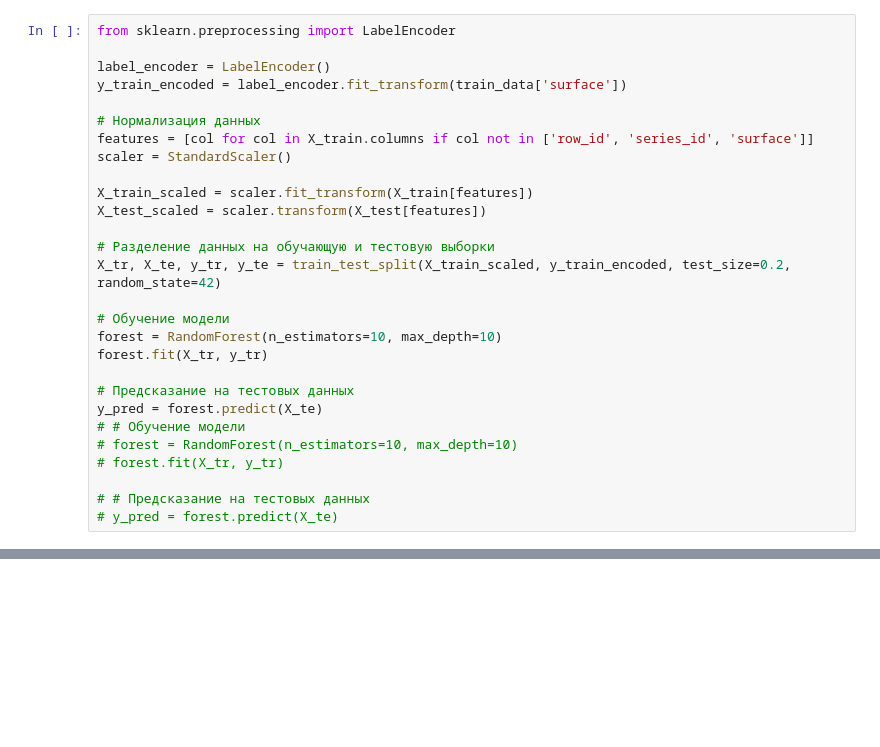
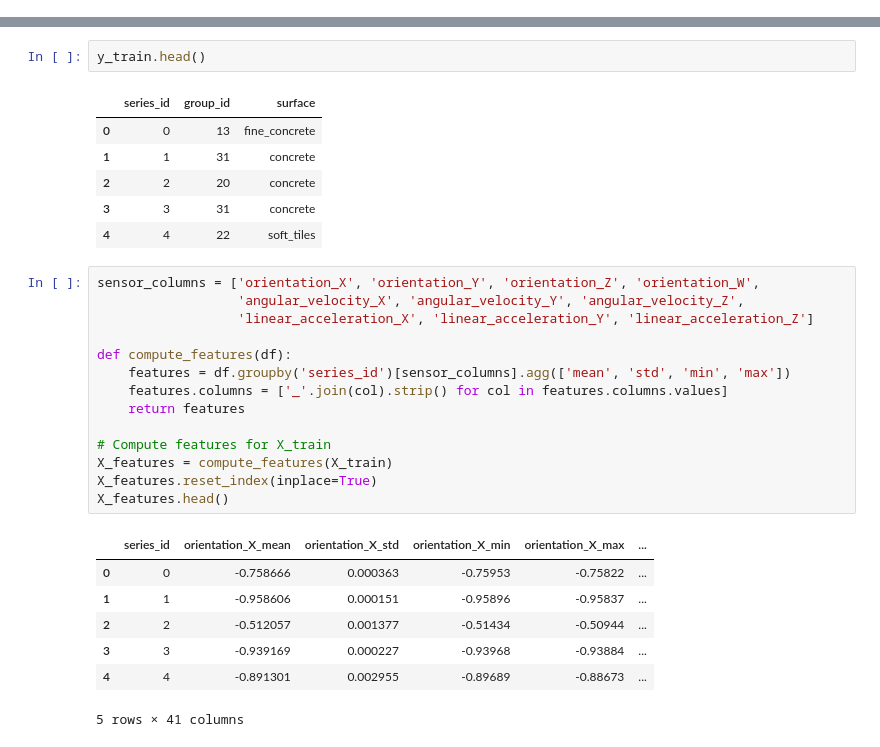
Before and after one commit to SappyJoy/ml-basics, a Jupyter notebook: lab-5/random_forest_lab_5.ipynb, the cells around one changed output, grey strips where cells are left out. Drawn from its saved outputs; the diff is of its cells as text; blank space fills up the shorter version.

```diff
--- a/lab-5/random_forest_lab_5.ipynb
+++ b/lab-5/random_forest_lab_5.ipynb
@@ -232,28 +0,0 @@ class RandomForest:
-# %%
-from sklearn.preprocessing import LabelEncoder
-
-label_encoder = LabelEncoder()
-y_train_encoded = label_encoder.fit_transform(train_data['surface'])
-
-# Нормализация данных
-features = [col for col in X_train.columns if col not in ['row_id', 'series_id', 'surface']]
-scaler = StandardScaler()
-
-X_train_scaled = scaler.fit_transform(X_train[features])
-X_test_scaled = scaler.transform(X_test[features])
-
-# Разделение данных на обучающую и тестовую выборки
-X_tr, X_te, y_tr, y_te = train_test_split(X_train_scaled, y_train_encoded, test_size=0.2, random_state=42)
-
-# Обучение модели
-forest = RandomForest(n_estimators=10, max_depth=10)
-forest.fit(X_tr, y_tr)
-
-# Предсказание на тестовых данных
-y_pred = forest.predict(X_te)
-# # Обучение модели
-# forest = RandomForest(n_estimators=10, max_depth=10)
-# forest.fit(X_tr, y_tr)
-
-# # Предсказание на тестовых данных
-# y_pred = forest.predict(X_te)
@@ -296,0 +19,31 @@ plt.show()
+# %%
+y_train.head()
+# %% [output]
+|  | series_id | group_id | surface |
+| 0 | 0 | 13 | fine_concrete |
+| 1 | 1 | 31 | concrete |
+| 2 | 2 | 20 | concrete |
+| 3 | 3 | 31 | concrete |
+| 4 | 4 | 22 | soft_tiles |
+# %%
+sensor_columns = ['orientation_X', 'orientation_Y', 'orientation_Z', 'orientation_W',
+                  'angular_velocity_X', 'angular_velocity_Y', 'angular_velocity_Z',
+                  'linear_acceleration_X', 'linear_acceleration_Y', 'linear_acceleration_Z']
+
+def compute_features(df):
+    features = df.groupby('series_id')[sensor_columns].agg(['mean', 'std', 'min', 'max'])
+    features.columns = ['_'.join(col).strip() for col in features.columns.values]
+    return features
+
+# Compute features for X_train
+X_features = compute_features(X_train)
+X_features.reset_index(inplace=True)
+X_features.head()
+# %% [output]
+|  | series_id | orientation_X_mean | orientation_X_std | orientation_X_min | orientation_X_max | ... |
+| 0 | 0 | -0.758666 | 0.000363 | -0.75953 | -0.75822 | ... |
+| 1 | 1 | -0.958606 | 0.000151 | -0.95896 | -0.95837 | ... |
+| 2 | 2 | -0.512057 | 0.001377 | -0.51434 | -0.50944 | ... |
+| 3 | 3 | -0.939169 | 0.000227 | -0.93968 | -0.93884 | ... |
+| 4 | 4 | -0.891301 | 0.002955 | -0.89689 | -0.88673 | ... |
+5 rows × 41 columns
```
Also changed, not shown: parts of 38 cells of this notebook, 7 other files.
